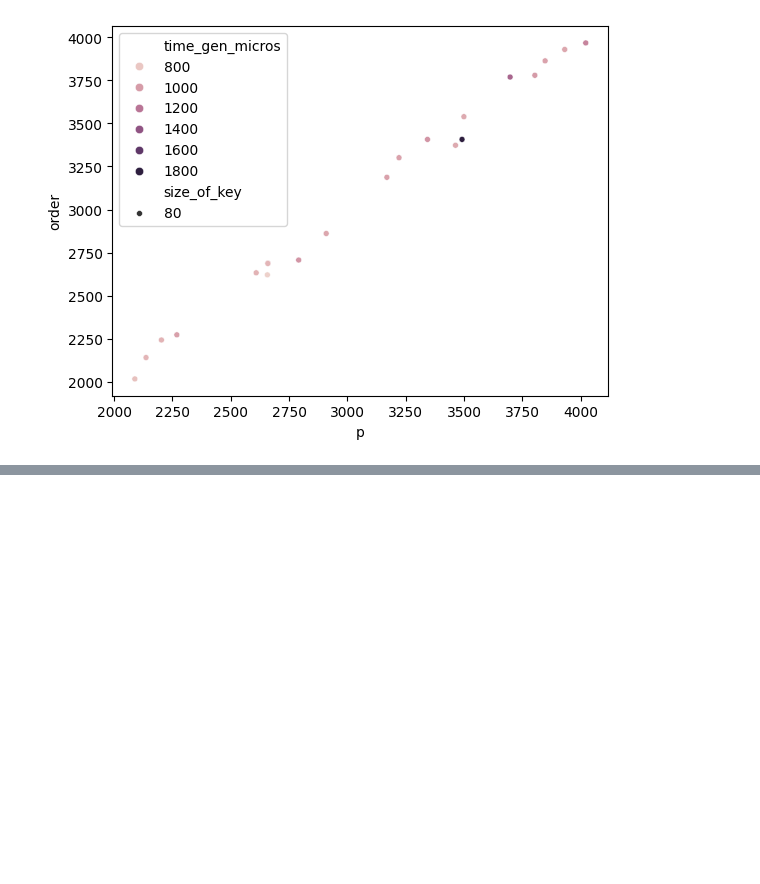
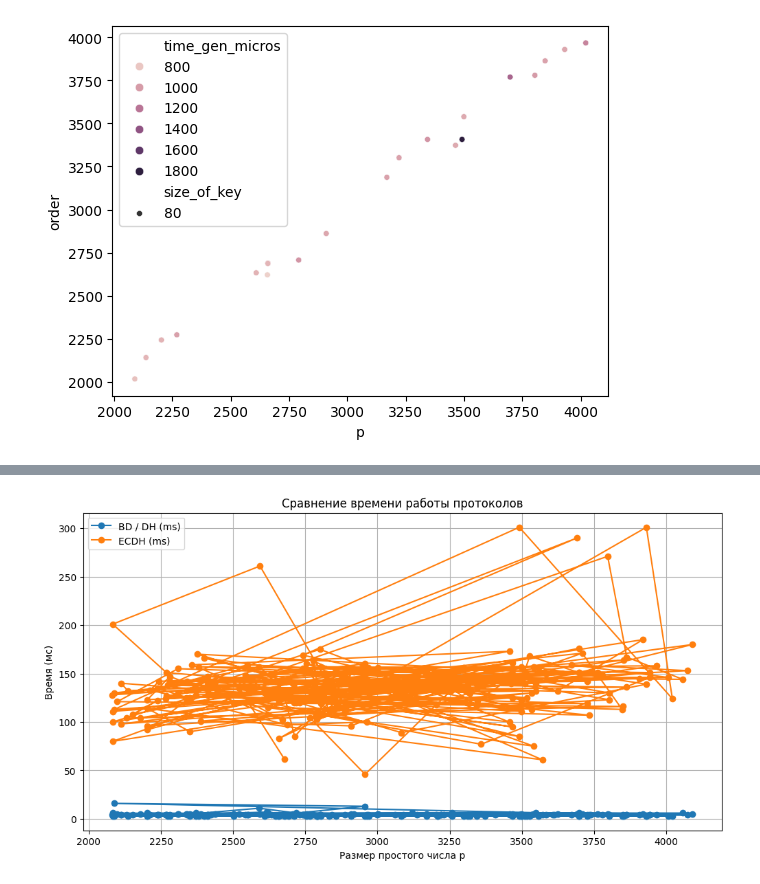
Before and after one commit to GeeZiX84/ECDH, a Jupyter notebook: analitycs.ipynb, the cells around one changed output, grey strips where cells are left out. Drawn from its saved outputs; the diff is of its cells as text; code cells hidden in the pictures; blank space fills up the shorter version.

```diff
--- a/analitycs.ipynb
+++ b/analitycs.ipynb
@@ -59,0 +67,16 @@ sns.scatterplot(data=p, x=p.p, y=p.order, hue=p.time_gen_micros, size=p.size_of_
+# %%
+# Преобразуем названия столбцов в EC таблице, чтобы убрать лишние пробелы
+
+
+# График 1: сравнение времени (Diffie-Hellman vs ECDH)
+plt.figure(figsize=(12,6))
+plt.plot(df['p'], df['time_proc'], 'o-', label='BD / DH (ms)')
+plt.plot(df2['p'], df2['time_prod_micros'], 'o-', label='ECDH (ms)')
+plt.xlabel('Размер простого числа p')
+plt.ylabel('Время (мс)')
+plt.title('Сравнение времени работы протоколов')
+plt.legend()
+plt.grid(True)
+plt.show()
+# %% [output]
+[figure, added]
```
Also changed, not shown: parts of 4 cells of this notebook.
